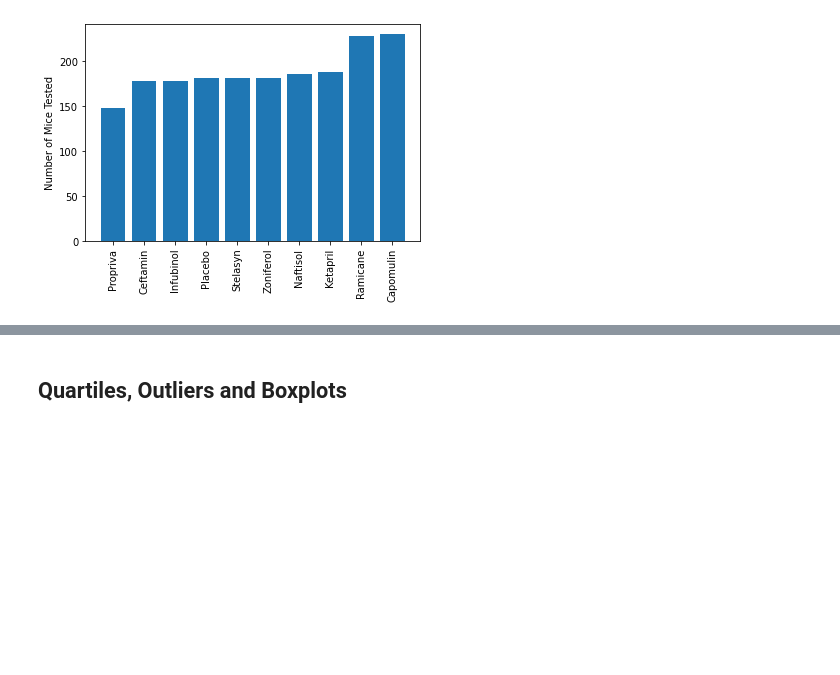
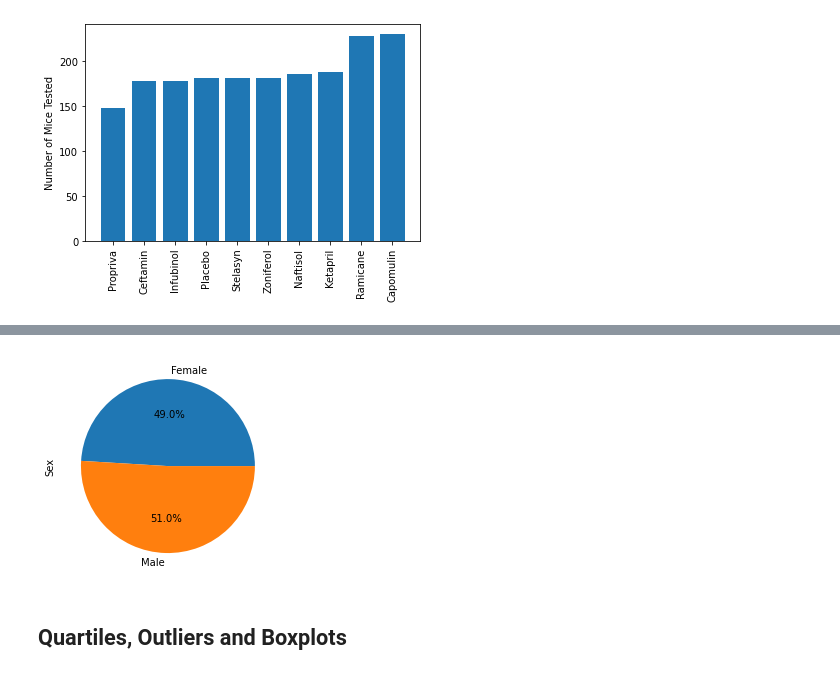
Before and after one commit to rhiana-schafer/matplotlib-challenge, a Jupyter notebook: Pymaceuticals/pymaceuticals_rs.ipynb, the cells around one changed output, grey strips where cells are left out. Drawn from its saved outputs; the diff is of its cells as text; code cells hidden in the pictures; blank space fills up the shorter version.

```diff
--- a/Pymaceuticals/pymaceuticals_rs.ipynb
+++ b/Pymaceuticals/pymaceuticals_rs.ipynb
@@ -165,6 +170,11 @@ plt.show()
 # %%
 # Method 2:  Generate a pie plot showing the distribution of female versus male mice using matplotlib (aka pyplot, plt)
 # Same clarification as above.
+plt.pie(sex_df, labels = sex_df.index, autopct="%1.1f%%")
+plt.ylabel('Sex')
+plt.show()
+# %% [output]
+[figure, added]
 # %% [markdown]
 ## Quartiles, Outliers and Boxplots
 # %%
```
Also changed, not shown: parts of 3 cells of this notebook.
